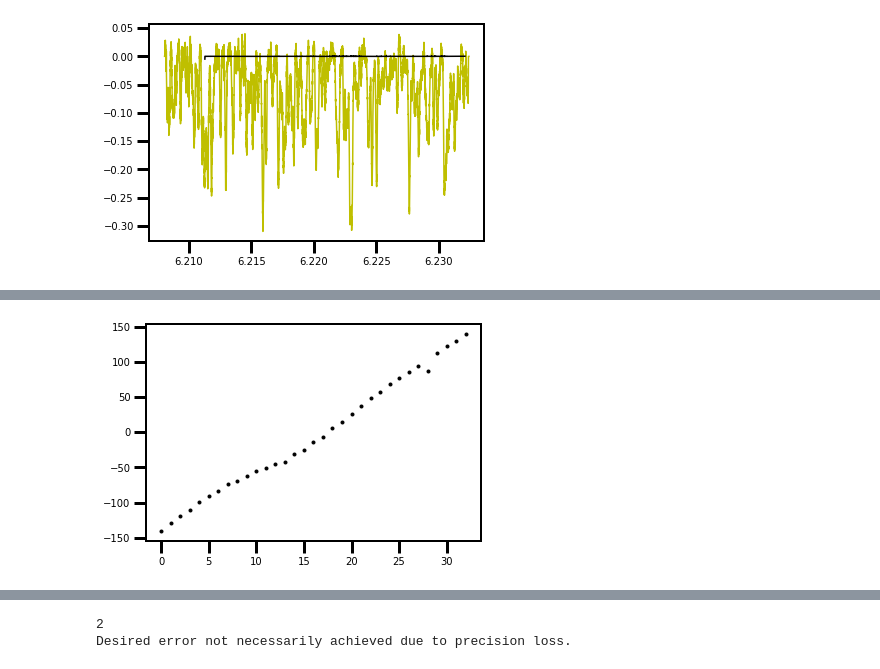
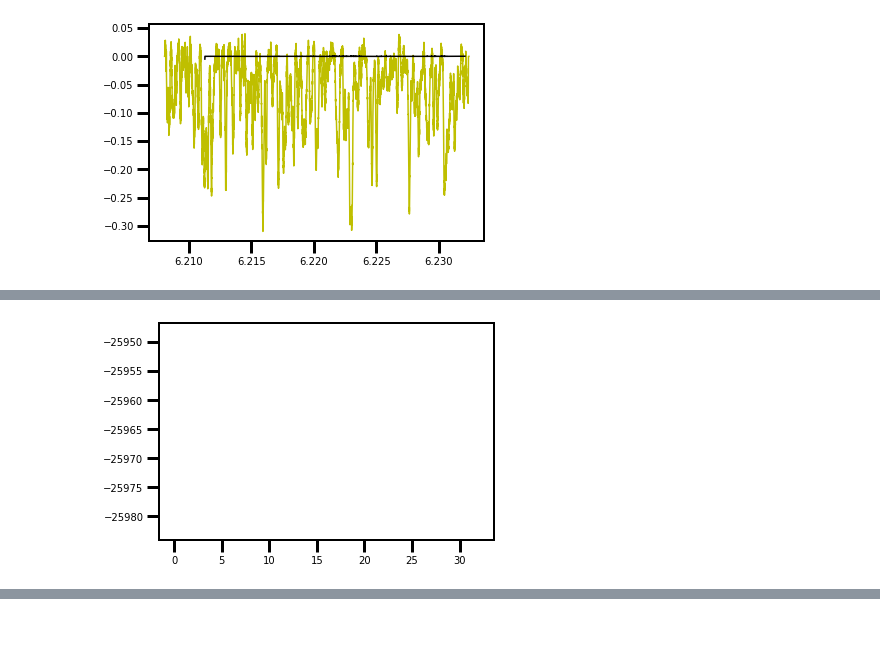
Before and after one commit to afeinstein20/doppler_tomography, a Jupyter notebook: notebooks/harps_x_wobble.ipynb, the cells around one changed output, grey strips where cells are left out. Drawn from its saved outputs; the diff is of its cells as text; code cells hidden in the pictures; blank space fills up the shorter version.

Commit message:
wobble fix

```diff
--- a/notebooks/harps_x_wobble.ipynb
+++ b/notebooks/harps_x_wobble.ipynb
@@ -125,7 +127,3 @@ for i, fn in tqdm_notebook(enumerate(graces_files), total=len(graces_files)):
         #33333333333333333333333333333FV!~Q
 # %% [output]
 [interactive output not drawn]
-# %%
-for i in range(10):
-    plt.plot(waves[i][ordr[i]==30], spec[i][ordr[i]==30])
-    plt.show()
@@ -143,3 +130,15 @@ for i in range(10):
+# %%
+new_waves = []
+new_spec = []
+new_errs = []
+new_ordr = []
+
+for i in range(len(waves)):
+    inds = np.where(ordr[i]==0)[0]
+    new_waves.append(np.delete(waves[i], inds))
+    new_spec.append(np.delete(spec[i], inds))
+    new_errs.append(np.delete(errs[i], inds))
+    new_ordr.append(np.delete(ordr[i], inds))
 # %%
 ra, dec = 61.331629, 20.1571
 # %%
@@ -152,10 +147,10 @@ waves[i].shape
 for i in tqdm_notebook(range(len(graces_files))):
     sp = wobble.Spectrum()
     sp.from_GRACES(graces_files[i], process=True,
-                   waves=waves[i],
-                   spec=spec[i],
-                   ordrs=ordr[i],
-                   errs=errs[i],
+                   waves=new_waves[i],
+                   spec=new_spec[i],
+                   ordrs=new_ordr[i],
+                   errs=new_errs[i],
                    ra=ra, dec=dec)
     graces.append(sp)
 # %% [output]
@@ -168,5 +171,5 @@ graces.write('graces_wobble_new_all_ben.hdf5'.format(name_ext))
 # %%
-data = wobble.Data(filename='graces_wobble_new_all_ben.hdf5',
+data = wobble.Data(filename='graces_wobble_new_megan.hdf5',
                    orders=np.arange(10,23,1,dtype=int))
 R = np.copy(data.R)
 # %%
@@ -309,6 +319,6 @@ for i in range(len(results.star_template_xs)):
 # %%
 for i in range(len(data.orders)):
     #plt.plot(results.tellurics_rvs[i], 'w.')
-    plt.plot(results.star_rvs[i], 'k.')
+    plt.plot(results.star_rvs[i]+data.bervs, 'w.')
     plt.show()
 # %% [output]
@@ -318 +328 @@ for i in range(len(data.orders)):
-[figure, old version]
+[figure, new version]
@@ -328,8 +338,5 @@ for i in range(len(data.orders)):
 # %%
 results.combine_orders('star')
-# %% [output]
-2
-Desired error not necessarily achieved due to precision loss.
 # %%
 results.apply_drifts('star')
 results.apply_bervs('star')
```
Also changed, not shown: parts of 11 cells of this notebook.
